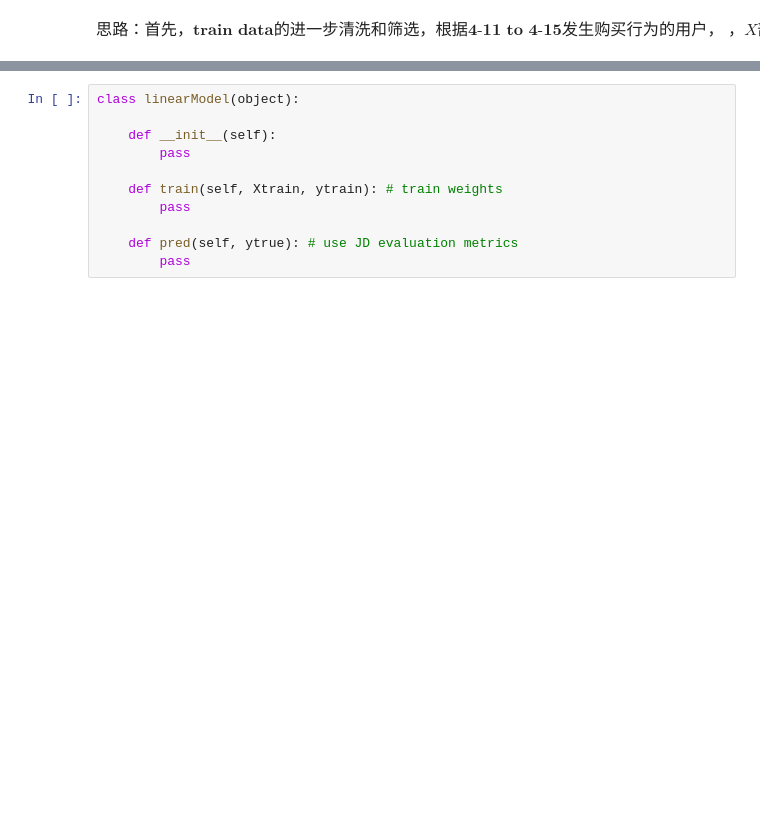
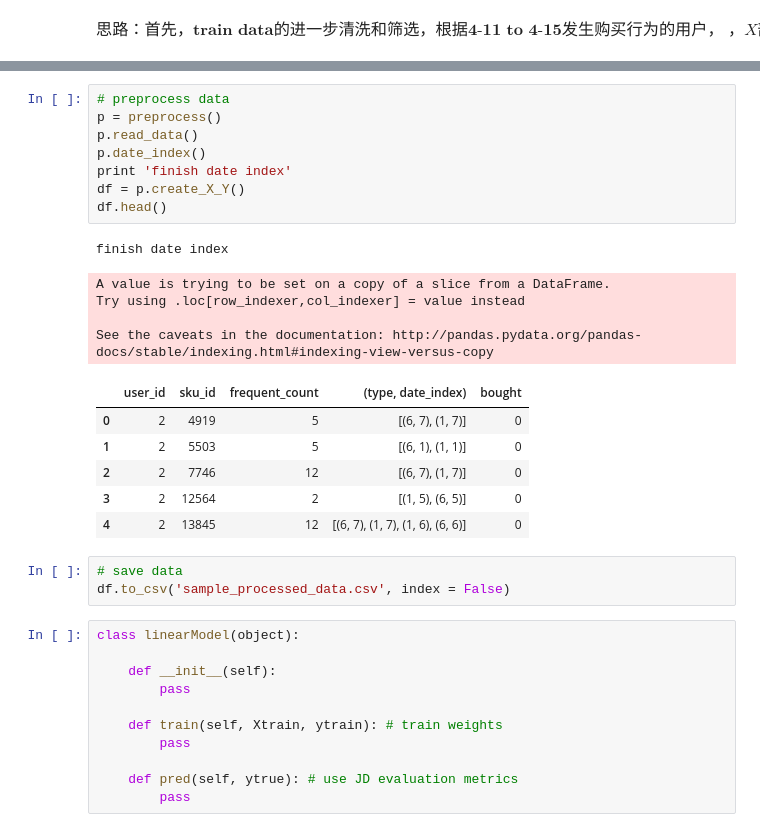
Before and after one commit to jiajuns/JD, a Jupyter notebook: code/explore.ipynb, the cells around one changed output, grey strips where cells are left out. Drawn from its saved outputs; the diff is of its cells as text; blank space fills up the shorter version.

Commit message:
finish processing sample data

```diff
--- a/code/explore.ipynb
+++ b/code/explore.ipynb
@@ -536,3 +564,26 @@ class preprocess(object):
+# %%
+# preprocess data
+p = preprocess()
+p.read_data()
+p.date_index()
+print 'finish date index'
+df = p.create_X_Y()
+df.head()
+# %% [output]
+finish date index
+A value is trying to be set on a copy of a slice from a DataFrame.
+Try using .loc[row_indexer,col_indexer] = value instead
+
+See the caveats in the documentation: http://pandas.pydata.org/pandas-docs/stable/indexing.html#indexing-view-versus-copy
+|  | user_id | sku_id | frequent_count | (type, date_index) | bought |
+| 0 | 2 | 4919 | 5 | [(6, 7), (1, 7)] | 0 |
+| 1 | 2 | 5503 | 5 | [(6, 1), (1, 1)] | 0 |
+| 2 | 2 | 7746 | 12 | [(6, 7), (1, 7)] | 0 |
+| 3 | 2 | 12564 | 2 | [(1, 5), (6, 5)] | 0 |
+| 4 | 2 | 13845 | 12 | [(6, 7), (1, 7), (1, 6), (6, 6)] | 0 |
+# %%
+# save data
+df.to_csv('sample_processed_data.csv', index = False)
 # %%
 class linearModel(object):
 
```
Also changed, not shown: parts of 3 cells of this notebook.
